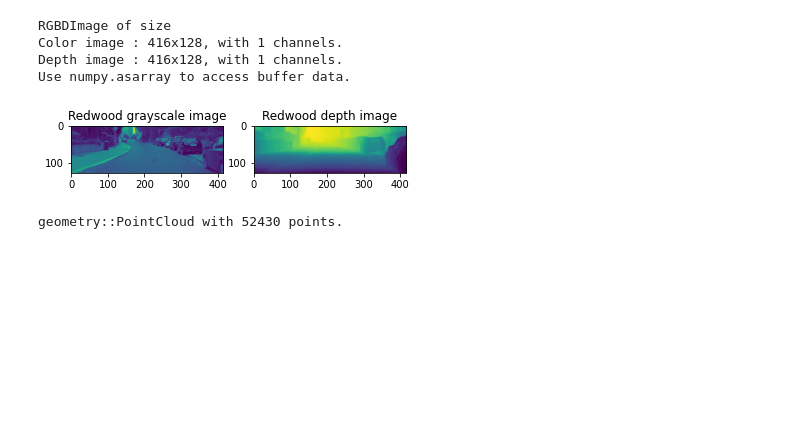
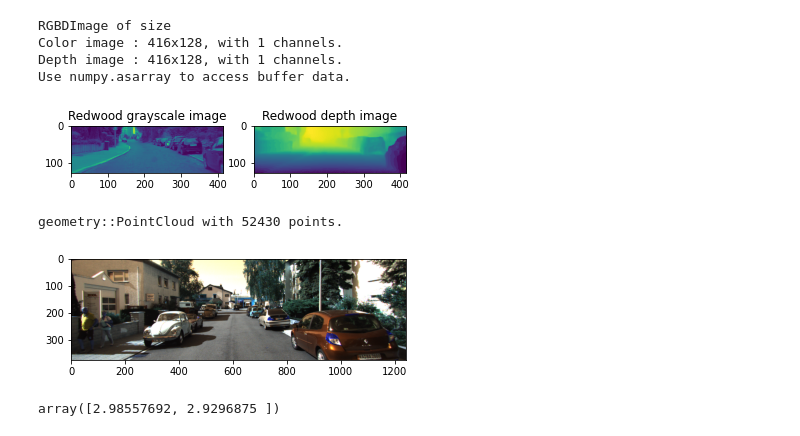
Before and after one commit to akshitj1/depth_from_video_in_the_wild, a Jupyter notebook: explore/explore_depth_output.ipynb, the cells around one changed output. Drawn from its saved outputs; the diff is of its cells as text; code cells hidden in the pictures; blank space fills up the shorter version.

Commit message:
kitti eval tested

```diff
--- a/explore/explore_depth_output.ipynb
+++ b/explore/explore_depth_output.ipynb
@@ -114,3 +114,15 @@ o3d.visualization.draw_geometries([downpcd])
 # # dec_mesh = mesh.simplify_quadric_decimation(100000)
 
 # o3d.visualization.draw_geometries([pcd, rec_mesh])
+# %%
+im=cv.imread('/Users/akshitjain/ext/workspace/datasets/kitti_2012/2011_09_26/2011_09_26_drive_0035_sync/image_02/data/0000000000.png')
+plt.imshow(im)
+plt.show()
+# %% [output]
+[figure, added]
+# %%
+dst_sz=np.array([416, 128])
+src_sz=np.array([im.shape[1], im.shape[0]])
+np.divide(src_sz,dst_sz)
+# %% [output]
+array([2.98557692, 2.9296875 ])
```
Also changed, not shown: parts of 14 cells of this notebook, 5 other files.
